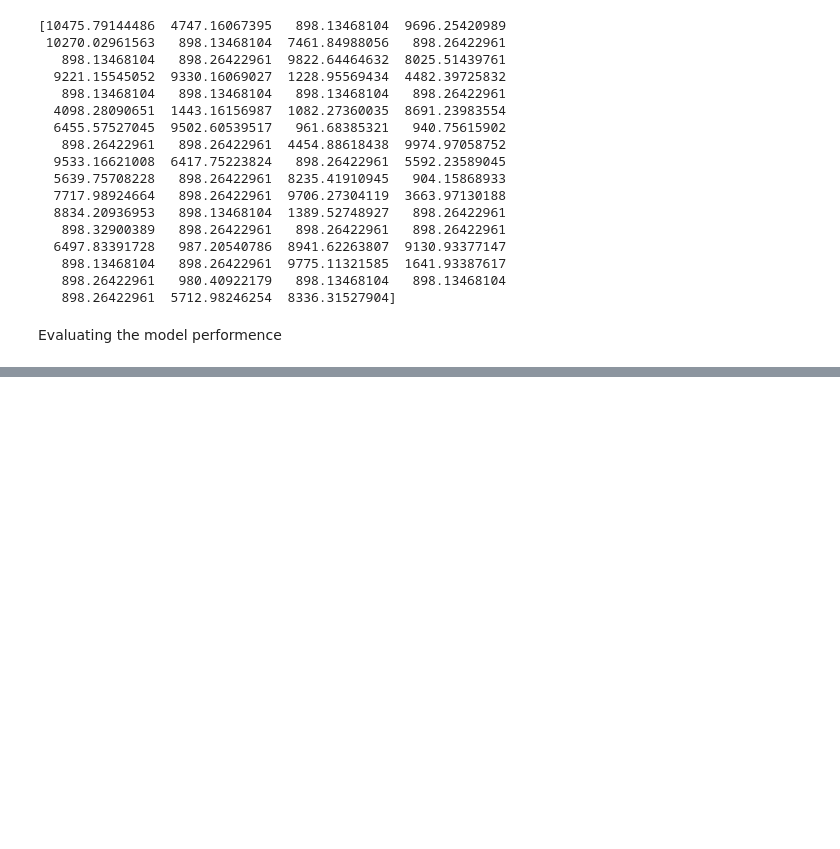
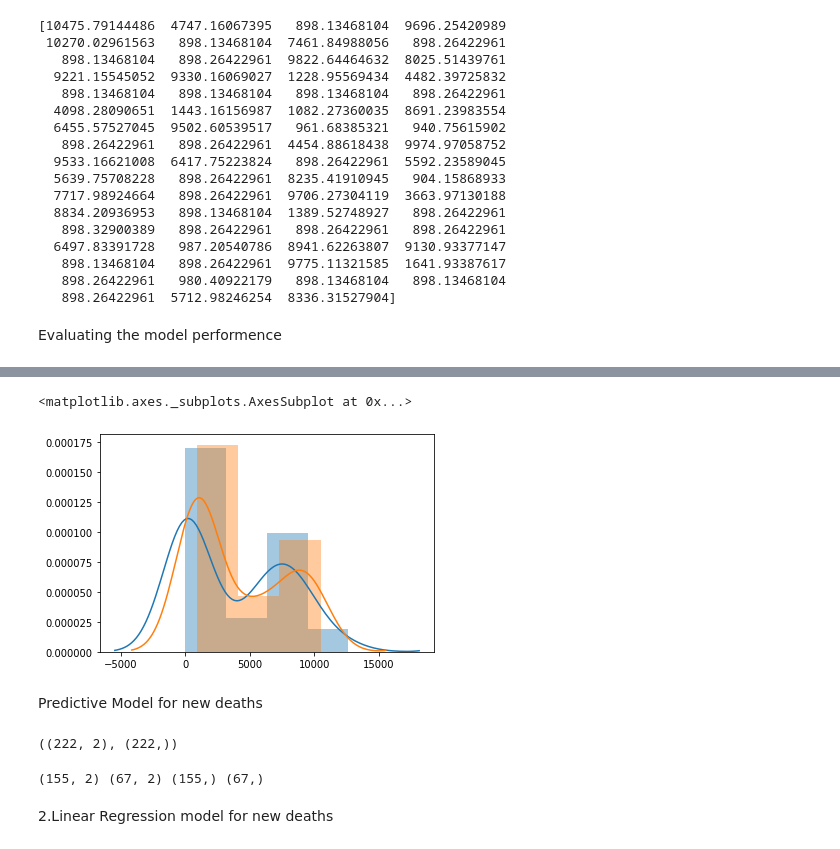
Before and after one commit to puneetdixit576/Covid_19_cases_analysis_in_Russia, a Jupyter notebook: Visulization_and_prediction_of_COVID19_cases_and_deaths_in_Russia.ipynb, the cells around one changed output, grey strips where cells are left out. Cells and saved outputs as stored; diff of their text form; code cells hidden in the pictures; blank space fills up the shorter version.

```diff
--- a/Visulization_and_prediction_of_COVID19_cases_and_deaths_in_Russia.ipynb
+++ b/Visulization_and_prediction_of_COVID19_cases_and_deaths_in_Russia.ipynb
@@ -226,0 +248,15 @@ Testing Accuracy: 0.83
+# %%
+sns.distplot(test_Y)
+sns.distplot(prediction)
+# %% [output]
+<matplotlib.axes._subplots.AxesSubplot at 0x...>
+[figure, added]
+# %% [markdown]
+Predictive Model for new deaths
+# %%
+U = dataset.drop(['new_cases','new_deaths'], axis=1)
+V = dataset['new_deaths'].values
+
+U.shape, V.shape
+# %% [output]
+((222, 2), (222,))
@@ -226,0 +265,6 @@ Testing Accuracy: 0.83
+# %%
+print(train_U.shape,test_U.shape,train_V.shape,test_V.shape)
+# %% [output]
+(155, 2) (67, 2) (155,) (67,)
+# %% [markdown]
+ 2.Linear Regression model for new deaths
```
Also changed, not shown: parts of 27 cells of this notebook.
